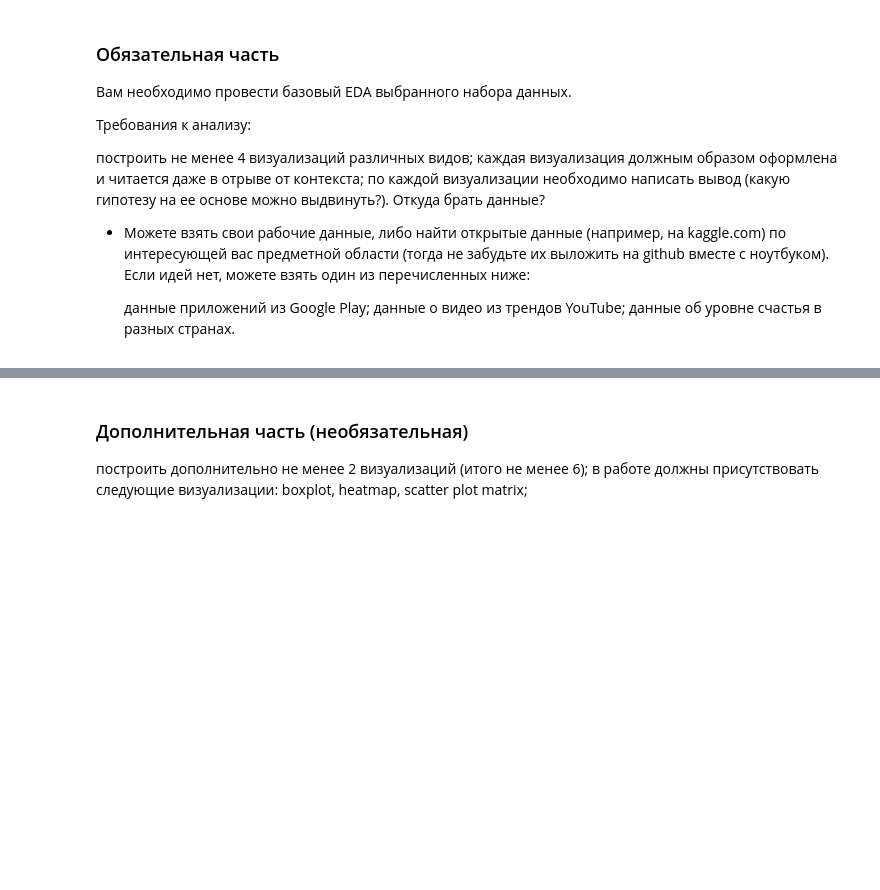
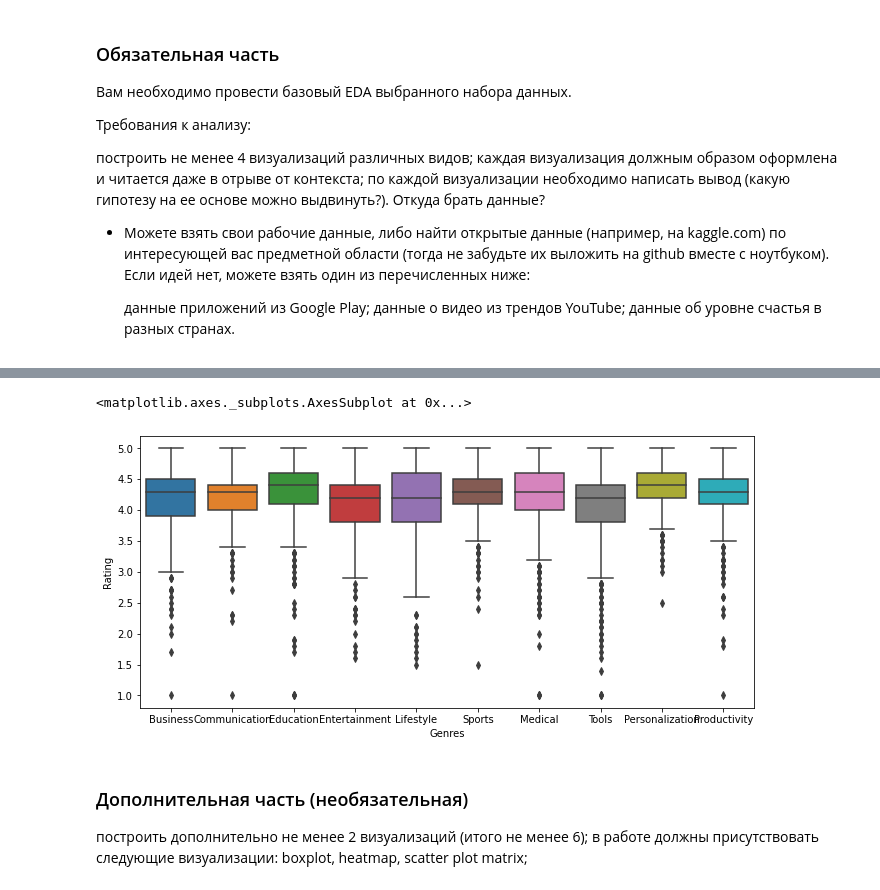
Before and after one commit to SergioMoys/Python_Openbank, a Jupyter notebook: DZ/Number16 - Визуализация данных.ipynb, the cells around one changed output, grey strips where cells are left out. Drawn from its saved outputs; the diff is of its cells as text; code cells hidden in the pictures; blank space fills up the shorter version.

```diff
--- a/DZ/Number16 - Визуализация данных.ipynb
+++ b/DZ/Number16 - Визуализация данных.ipynb
@@ -19,3 +125,11 @@
+# %%
+top_platforms = df['Genres'].value_counts().sort_values(ascending=False).head(10).index.values
+# top_platforms
+sns.boxplot(x="Genres", y="Rating",
+            data=df[df['Genres'].isin(top_platforms)])
+# %% [output]
+<matplotlib.axes._subplots.AxesSubplot at 0x...>
+[figure, added]
 # %% [markdown]
 ### Дополнительная часть (необязательная)
 
```
Also changed, not shown: parts of 12 cells of this notebook, 4 other files.
